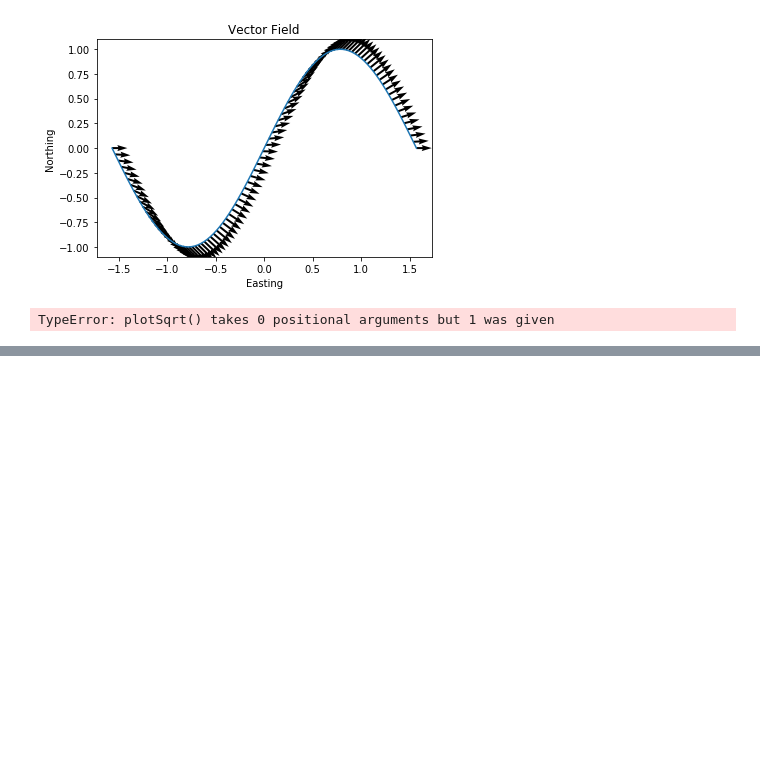
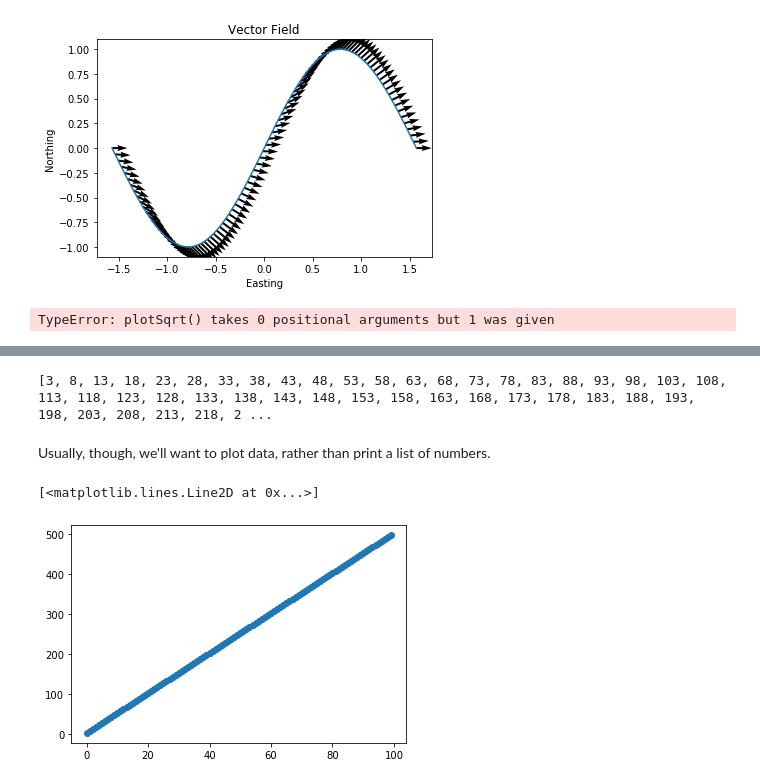
Before and after one commit to jlmaurer/GE6146, a Jupyter notebook: notebooks/Introduction to Python Functions.ipynb, the cells around one changed output, grey strips where cells are left out. Cells and saved outputs as stored; diff of their text form; code cells hidden in the pictures; blank space fills up the shorter version.

```diff
--- a/notebooks/Introduction to Python Functions.ipynb
+++ b/notebooks/Introduction to Python Functions.ipynb
@@ -128,0 +143,22 @@ TypeError: plotSqrt() takes 0 positional arguments but 1 was given
+# %%
+def simpleFun(x):
+    # Define a simple function
+    return 5*x + 3
+# %%
+# in order to save our output, we write it to another list!
+number_list = np.arange(100)
+output_list = []
+for n in number_list:
+    output_list.append(simpleFun(n))
+print(output_list)
+# %% [output]
+[3, 8, 13, 18, 23, 28, 33, 38, 43, 48, 53, 58, 63, 68, 73, 78, 83, 88, 93, 98, 103, 108, 113, 118, 123, 128, 133, 138, 143, 148, 153, 158, 163, 168, 173, 178, 183, 188, 193, 198, 203, 208, 213, 218, 2 ...
+# %% [markdown]
+Usually, though, we'll want to plot data, rather than print a list of numbers.
+# %%
+# number_list and output_list correspond to the x- and y-variables, respectively
+# This is because output_list is the "dependent variable," i.e. the values in number_list get mapped to those in output_list
+plt.plot(number_list, output_list, '-o')
+# %% [output]
+[<matplotlib.lines.Line2D at 0x...>]
+[figure, added]
```
Also changed, not shown: parts of 13 cells of this notebook.
